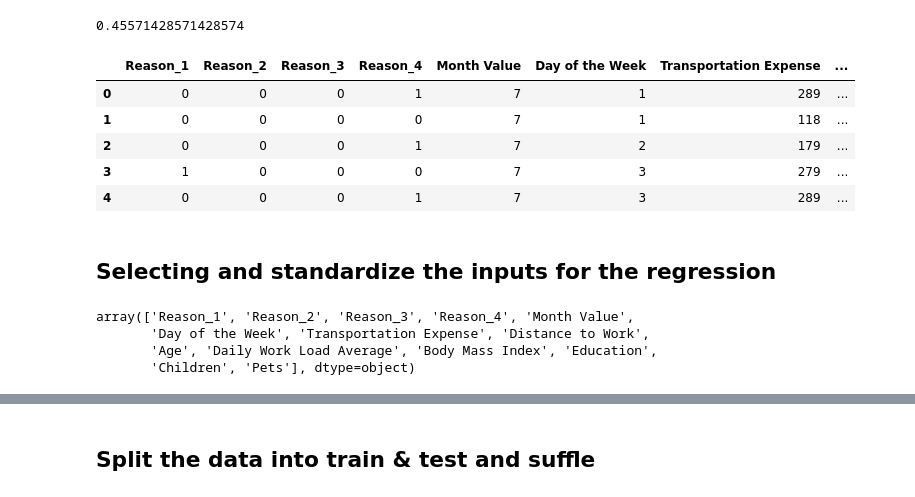
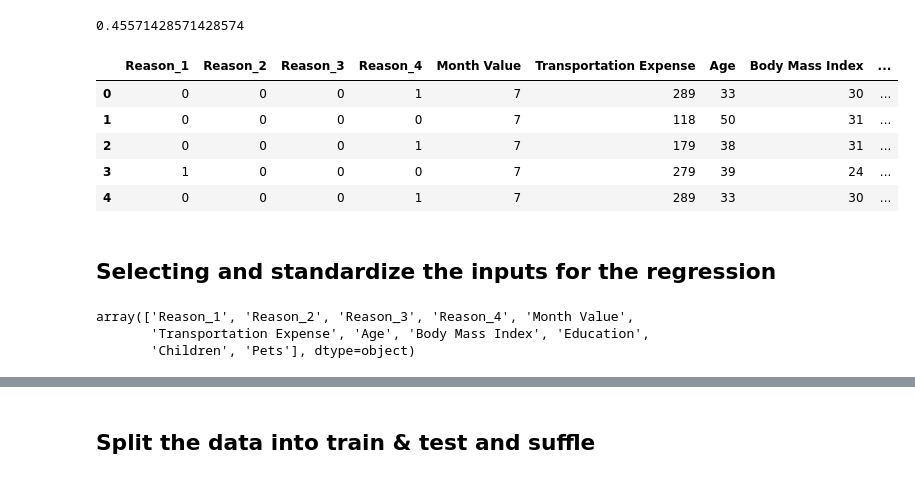
Before and after one commit to Pedrosan96/DataVisualitationExamples, a Jupyter notebook: scripts/LogisticRegression.ipynb, the cells around one changed output, grey strips where cells are left out. Cells and saved outputs as stored; diff of their text form; code cells hidden in the pictures.

```diff
--- a/scripts/LogisticRegression.ipynb
+++ b/scripts/LogisticRegression.ipynb
@@ -24,15 +24,16 @@ targets.sum() / targets.shape[0]
 # %% [output]
 0.45571428571428574
 # %%
-data_with_targets = data_preprocessed.drop('Absenteeism Time in Hours', axis='columns')
+data_with_targets = data_preprocessed.drop(['Absenteeism Time in Hours', 'Day of the Week',
+                                            'Daily Work Load Average', 'Distance to Work'], axis='columns')
 data_with_targets.head(5)
 # %% [output]
-|  | Reason_1 | Reason_2 | Reason_3 | Reason_4 | Month Value | Day of the Week | Transportation Expense | ... |
-| 0 | 0 | 0 | 0 | 1 | 7 | 1 | 289 | ... |
-| 1 | 0 | 0 | 0 | 0 | 7 | 1 | 118 | ... |
-| 2 | 0 | 0 | 0 | 1 | 7 | 2 | 179 | ... |
-| 3 | 1 | 0 | 0 | 0 | 7 | 3 | 279 | ... |
-| 4 | 0 | 0 | 0 | 1 | 7 | 3 | 289 | ... |
+|  | Reason_1 | Reason_2 | Reason_3 | Reason_4 | Month Value | Transportation Expense | Age | Body Mass Index | ... |
+| 0 | 0 | 0 | 0 | 1 | 7 | 289 | 33 | 30 | ... |
+| 1 | 0 | 0 | 0 | 0 | 7 | 118 | 50 | 31 | ... |
+| 2 | 0 | 0 | 0 | 1 | 7 | 179 | 38 | 31 | ... |
+| 3 | 1 | 0 | 0 | 0 | 7 | 279 | 39 | 24 | ... |
+| 4 | 0 | 0 | 0 | 1 | 7 | 289 | 33 | 30 | ... |
 # %% [markdown]
  ## Selecting and standardize the inputs for the regression
 # %%
@@ -60,10 +61,3 @@ class CustomScaler(BaseEstimator,TransformerMixin):
         X_scaled = pd.DataFrame(self.scaler.transform(X[self.columns]), columns=self.columns)
         X_not_scaled = X.loc[:, ~X.columns.isin(self.columns)]
         return pd.concat([X_not_scaled, X_scaled], axis=1)[init_col_order]
-# %%
-unscaled_inputs.columns.values
-# %% [output]
-array(['Reason_1', 'Reason_2', 'Reason_3', 'Reason_4', 'Month Value',
-       'Day of the Week', 'Transportation Expense', 'Distance to Work',
-       'Age', 'Daily Work Load Average', 'Body Mass Index', 'Education',
-       'Children', 'Pets'], dtype=object)
@@ -73,0 +64,6 @@ absenteeism_scaler = CustomScaler(columns_to_scale)
+# %%
+unscaled_inputs.columns.values
+# %% [output]
+array(['Reason_1', 'Reason_2', 'Reason_3', 'Reason_4', 'Month Value',
+       'Transportation Expense', 'Age', 'Body Mass Index', 'Education',
+       'Children', 'Pets'], dtype=object)
```
Also changed, not shown: parts of 22 cells of this notebook, 1 other file.
